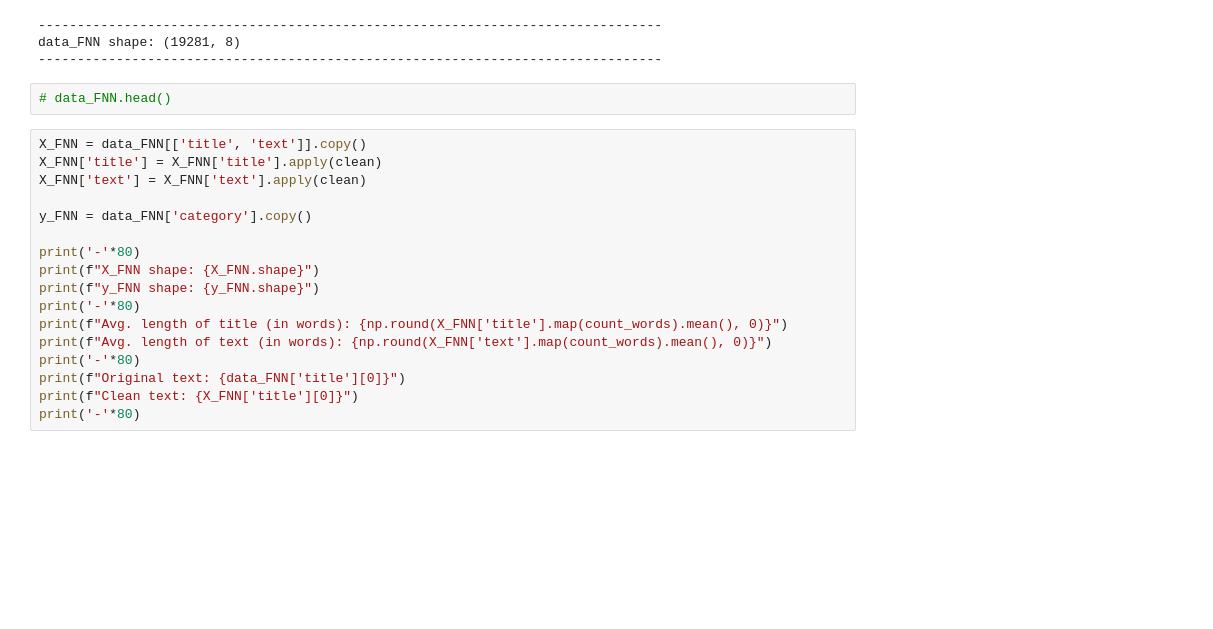
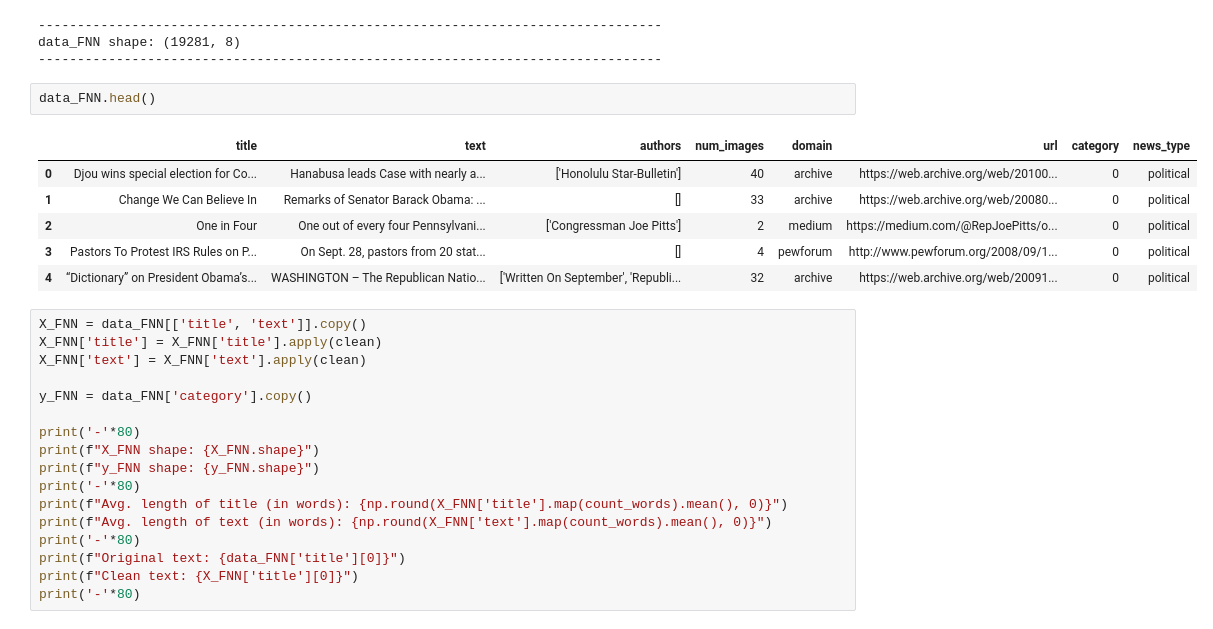
Before and after one commit to EddyEdzwan/StopFAIke, a Jupyter notebook: notebooks/JS_ML_all_datasets_2.ipynb, the cells around one changed output. Cells and saved outputs as stored; diff of their text form; blank space fills up the shorter version.

```diff
--- a/notebooks/JS_ML_all_datasets_2.ipynb
+++ b/notebooks/JS_ML_all_datasets_2.ipynb
@@ -247,7 +247,14 @@ print('-'*80)
 data_FNN shape: (19281, 8)
 --------------------------------------------------------------------------------
 # %%
-# data_FNN.head()
+data_FNN.head()
+# %% [output]
+|  | title | text | authors | num_images | domain | url | category | news_type |
+| 0 | Djou wins special election for Co... | Hanabusa leads Case with nearly a... | ['Honolulu Star-Bulletin'] | 40 | archive | https://web.archive.org/web/20100... | 0 | political |
+| 1 | Change We Can Believe In | Remarks of Senator Barack Obama: ... | [] | 33 | archive | https://web.archive.org/web/20080... | 0 | political |
+| 2 | One in Four | One out of every four Pennsylvani... | ['Congressman Joe Pitts'] | 2 | medium | https://medium.com/@RepJoePitts/o... | 0 | political |
+| 3 | Pastors To Protest IRS Rules on P... | On Sept. 28, pastors from 20 stat... | [] | 4 | pewforum | http://www.pewforum.org/2008/09/1... | 0 | political |
+| 4 | “Dictionary” on President Obama’s... | WASHINGTON – The Republican Natio... | ['Written On September', 'Republi... | 32 | archive | https://web.archive.org/web/20091... | 0 | political |
 # %%
 X_FNN = data_FNN[['title', 'text']].copy()
 X_FNN['title'] = X_FNN['title'].apply(clean)
```
Also changed, not shown: parts of 6 cells of this notebook, 2 other files.
